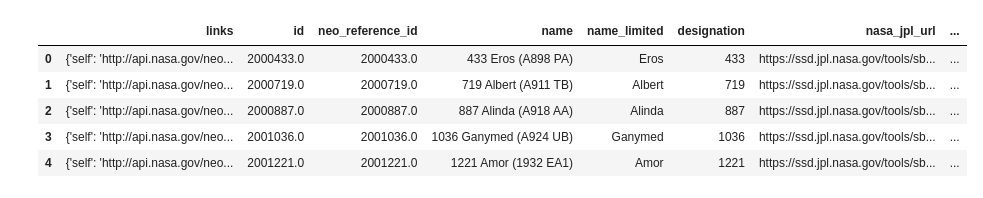
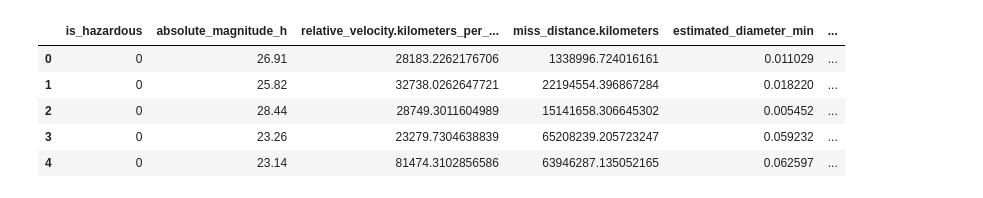
Before and after one commit to PBustamante65/NEO, a Jupyter notebook: API_test/classtest/test.ipynb, the cells around one changed output. Cells and saved outputs as stored; diff of their text form; code cells hidden in the pictures.

```diff
--- a/API_test/classtest/test.ipynb
+++ b/API_test/classtest/test.ipynb
@@ -575,10 +763,13 @@ class RandomForest:
 # %%
 df = pd.read_csv('/Volumes/Maestria/GitHub/NEO/NEO/API_test/CSV/neo_data_copy.csv')
+df = OverallProcessor(df).clean()
+# df.drop(columns=['estimated_diameter_min', 'estimated_diameter_max', 'estimated_diameter_average'], inplace=True)
+df = OverallProcessor(df).rus()
 df.head()
 # %% [output]
-|  | links | id | neo_reference_id | name | name_limited | designation | nasa_jpl_url | ... |
-| 0 | {'self': 'http://api.nasa.gov/neo... | 2000433.0 | 2000433.0 | 433 Eros (A898 PA) | Eros | 433 | https://ssd.jpl.nasa.gov/tools/sb... | ... |
-| 1 | {'self': 'http://api.nasa.gov/neo... | 2000719.0 | 2000719.0 | 719 Albert (A911 TB) | Albert | 719 | https://ssd.jpl.nasa.gov/tools/sb... | ... |
-| 2 | {'self': 'http://api.nasa.gov/neo... | 2000887.0 | 2000887.0 | 887 Alinda (A918 AA) | Alinda | 887 | https://ssd.jpl.nasa.gov/tools/sb... | ... |
-| 3 | {'self': 'http://api.nasa.gov/neo... | 2001036.0 | 2001036.0 | 1036 Ganymed (A924 UB) | Ganymed | 1036 | https://ssd.jpl.nasa.gov/tools/sb... | ... |
-| 4 | {'self': 'http://api.nasa.gov/neo... | 2001221.0 | 2001221.0 | 1221 Amor (1932 EA1) | Amor | 1221 | https://ssd.jpl.nasa.gov/tools/sb... | ... |
+|  | is_hazardous | absolute_magnitude_h | relative_velocity.kilometers_per_... | miss_distance.kilometers | estimated_diameter_min | ... |
+| 0 | 0 | 26.91 | 28183.2262176706 | 1338996.724016161 | 0.011029 | ... |
+| 1 | 0 | 25.82 | 32738.0262647721 | 22194554.396867284 | 0.018220 | ... |
+| 2 | 0 | 28.44 | 28749.3011604989 | 15141658.306645302 | 0.005452 | ... |
+| 3 | 0 | 23.26 | 23279.7304638839 | 65208239.205723247 | 0.059232 | ... |
+| 4 | 0 | 23.14 | 81474.3102856586 | 63946287.135052165 | 0.062597 | ... |
```
Also changed, not shown: parts of 16 cells of this notebook, 8 other files.
